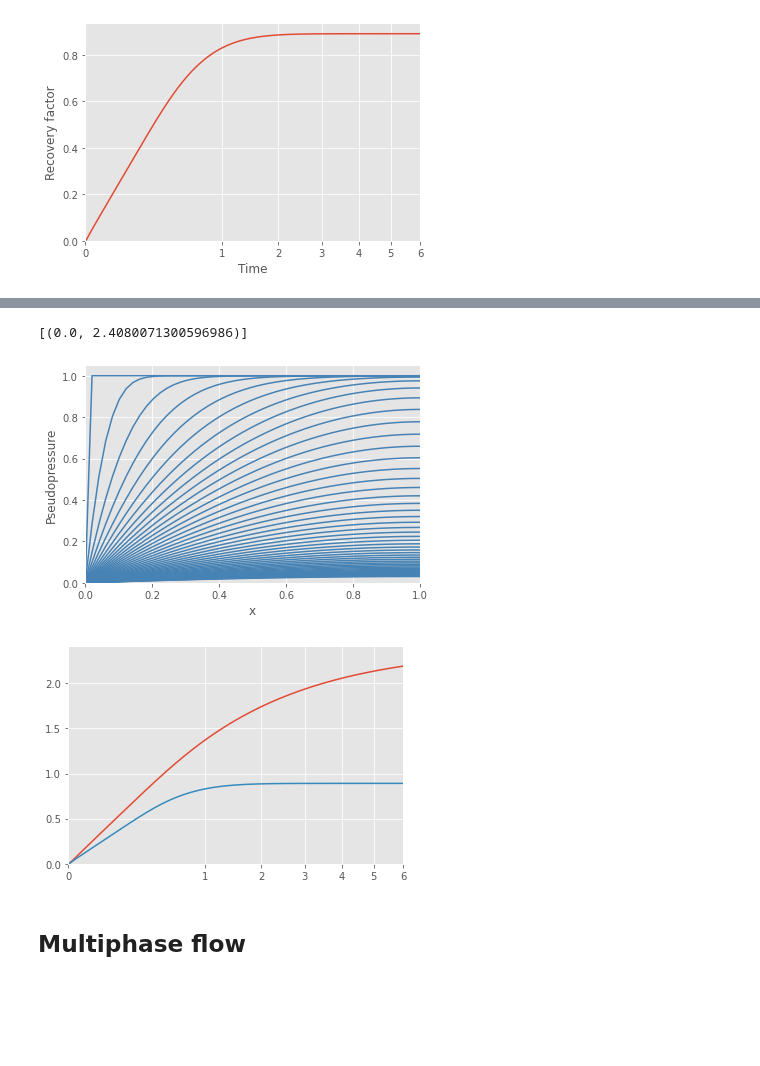
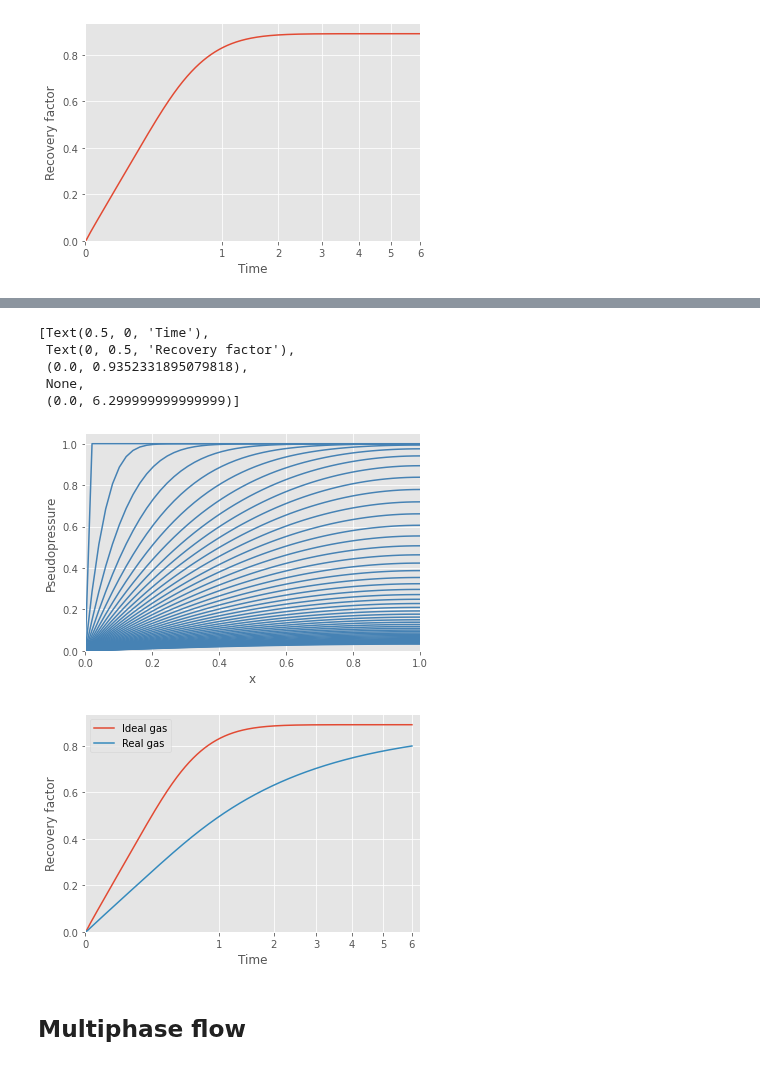
Before and after one commit to frank1010111/bluebonnet, a Jupyter notebook: docs/flow.ipynb, the cells around one changed output, grey strips where cells are left out. Saved outputs shown, nothing was run; the diff lists cells and outputs as text; code cells hidden in the pictures; blank space fills up the shorter version.

```diff
--- a/docs/flow.ipynb
+++ b/docs/flow.ipynb
@@ -154,13 +118,19 @@ ax.legend()
-# %%
-ax = plot_pseudopressure(res_realgas)
-
-ax = plot_recovery_factor(res_realgas)
-plot_recovery_factor(res_ideal, ax=ax)
-ax.set(ylim=(0, max(res_realgas.recovery_factor())*1.1))
-# %% [output]
-[(0.0, 2.4080071300596986)]
-[figure, removed]
-[figure, removed]
+# %%
+ax = plot_pseudopressure(res_realgas)
+
+fig, ax = plt.subplots()
+ax.plot(time, rf_ideal, label="Ideal gas")
+ax.plot(time, rf2, label="Real gas")
+ax.legend()
+ax.set(xlabel="Time", ylabel="Recovery factor", ylim=(0,None), xscale='squareroot', xlim=(0,None))
+# %% [output]
+[Text(0.5, 0, 'Time'),
+ Text(0, 0.5, 'Recovery factor'),
+ (0.0, 0.9352331895079818),
+ None,
+ (0.0, 6.299999999999999)]
+[figure, added]
+[figure, added]
 # %% [markdown]
 ## Multiphase flow
 # %%
```
Also changed, not shown: parts of 9 cells of this notebook, 2 other files.
